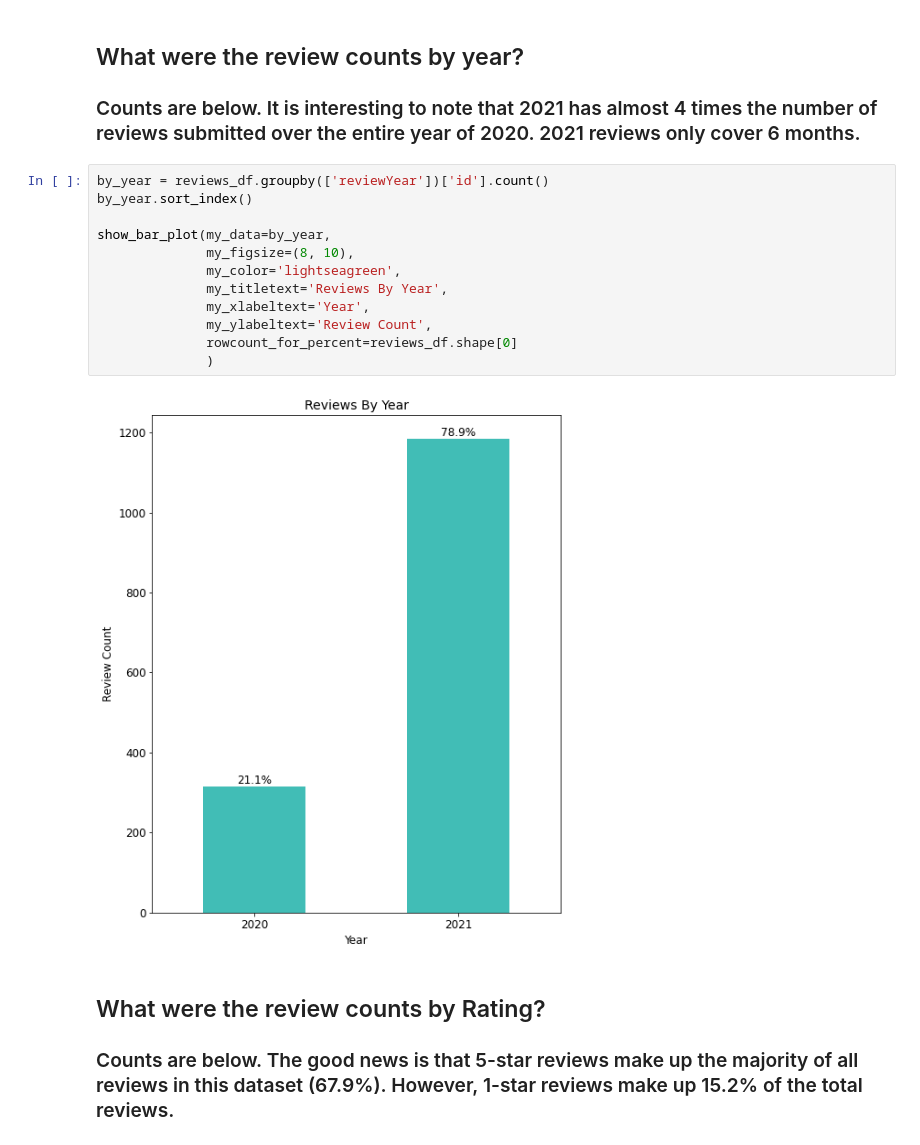
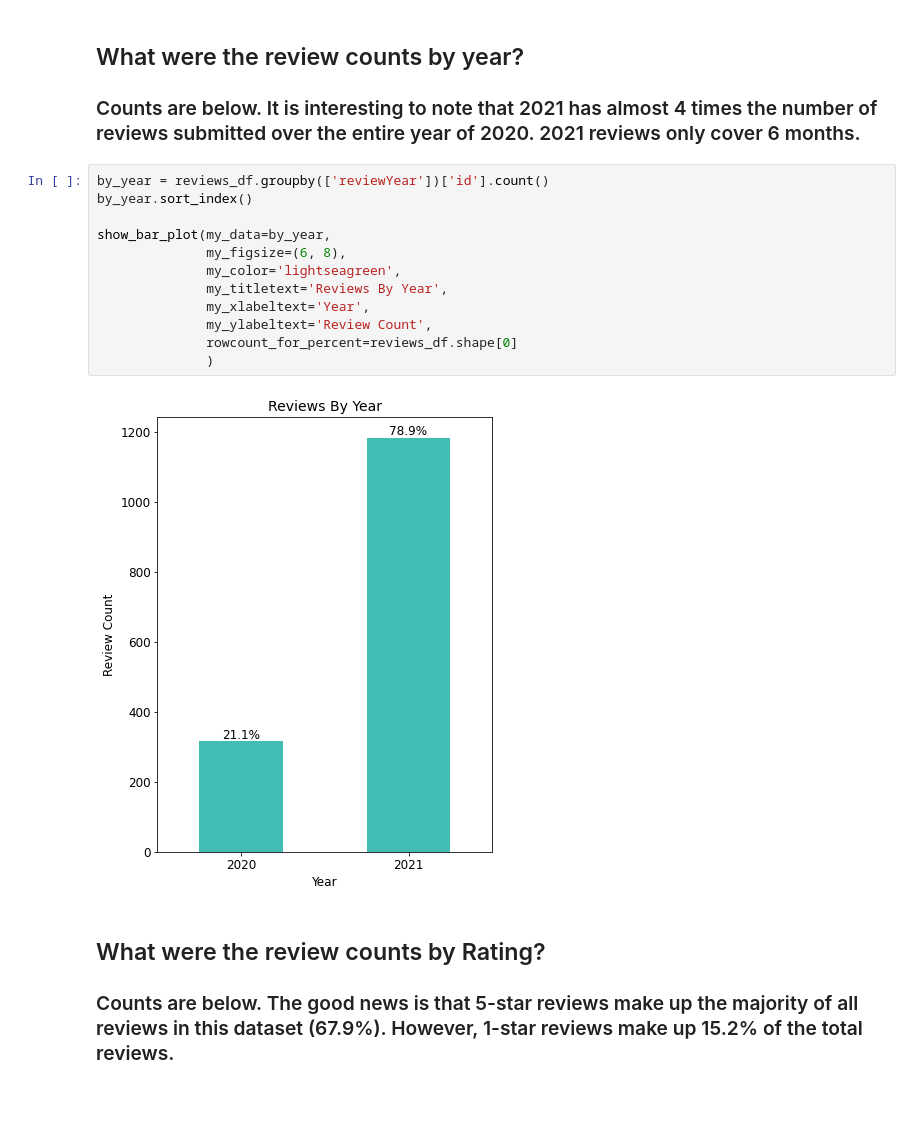
Before and after one commit to lspope/elvie_review_analysis, a Jupyter notebook: code/nb2_eda.ipynb, the cells around one changed output. Cells and saved outputs as stored; diff of their text form; blank space fills up the shorter version.

Commit message:
resized plots

```diff
--- a/code/nb2_eda.ipynb
+++ b/code/nb2_eda.ipynb
@@ -68,17 +68,17 @@ Max review time: 2021-06-21 07:42:01+00:00
 # %%
 by_year = reviews_df.groupby(['reviewYear'])['id'].count()
 by_year.sort_index()
 
 show_bar_plot(my_data=by_year,
-              my_figsize=(8, 10),
+              my_figsize=(6, 8),
               my_color='lightseagreen',
               my_titletext='Reviews By Year',
               my_xlabeltext='Year',
               my_ylabeltext='Review Count',
               rowcount_for_percent=reviews_df.shape[0]
               )
 # %% [output]
-[figure, old version]
+[figure, new version]
 # %% [markdown]
 ## What were the review counts by Rating?
 
```
Also changed, not shown: parts of 7 cells of this notebook.
